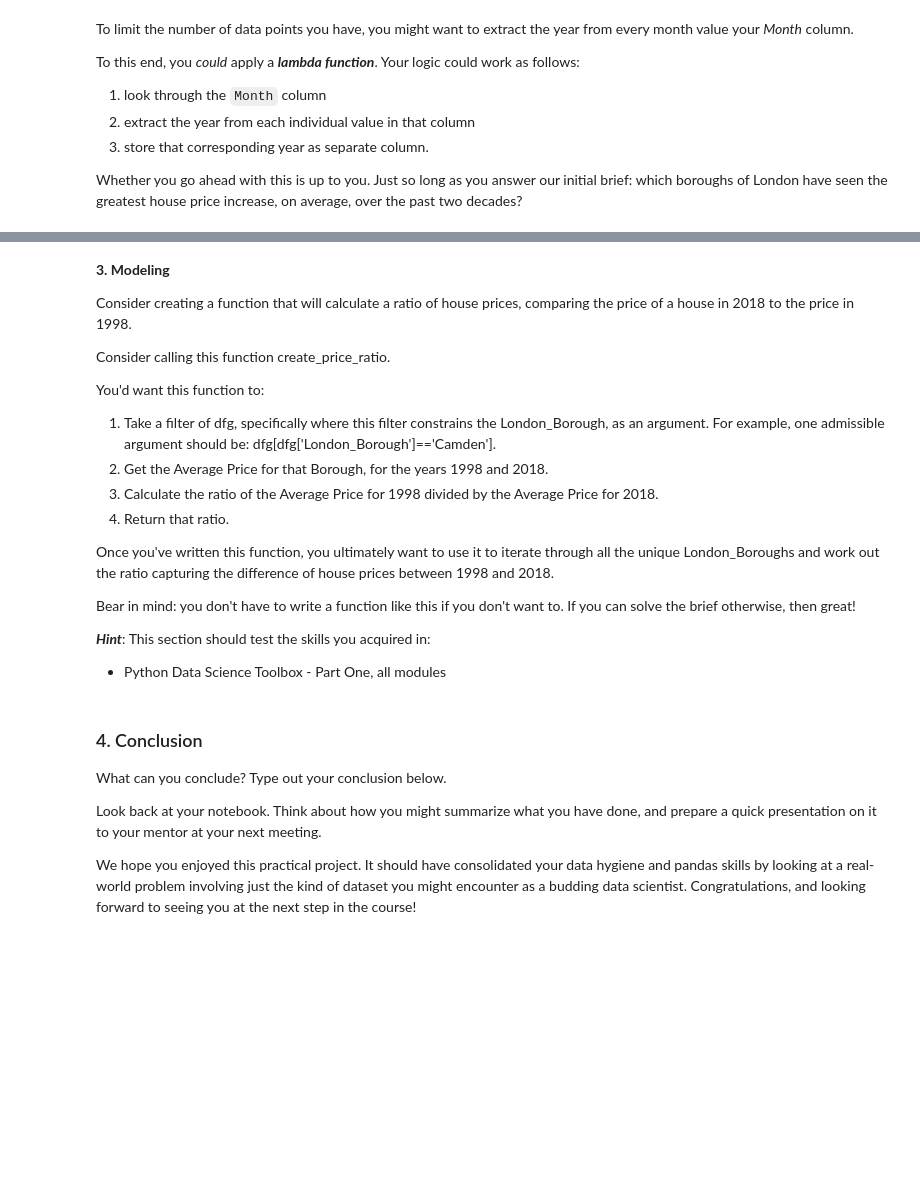
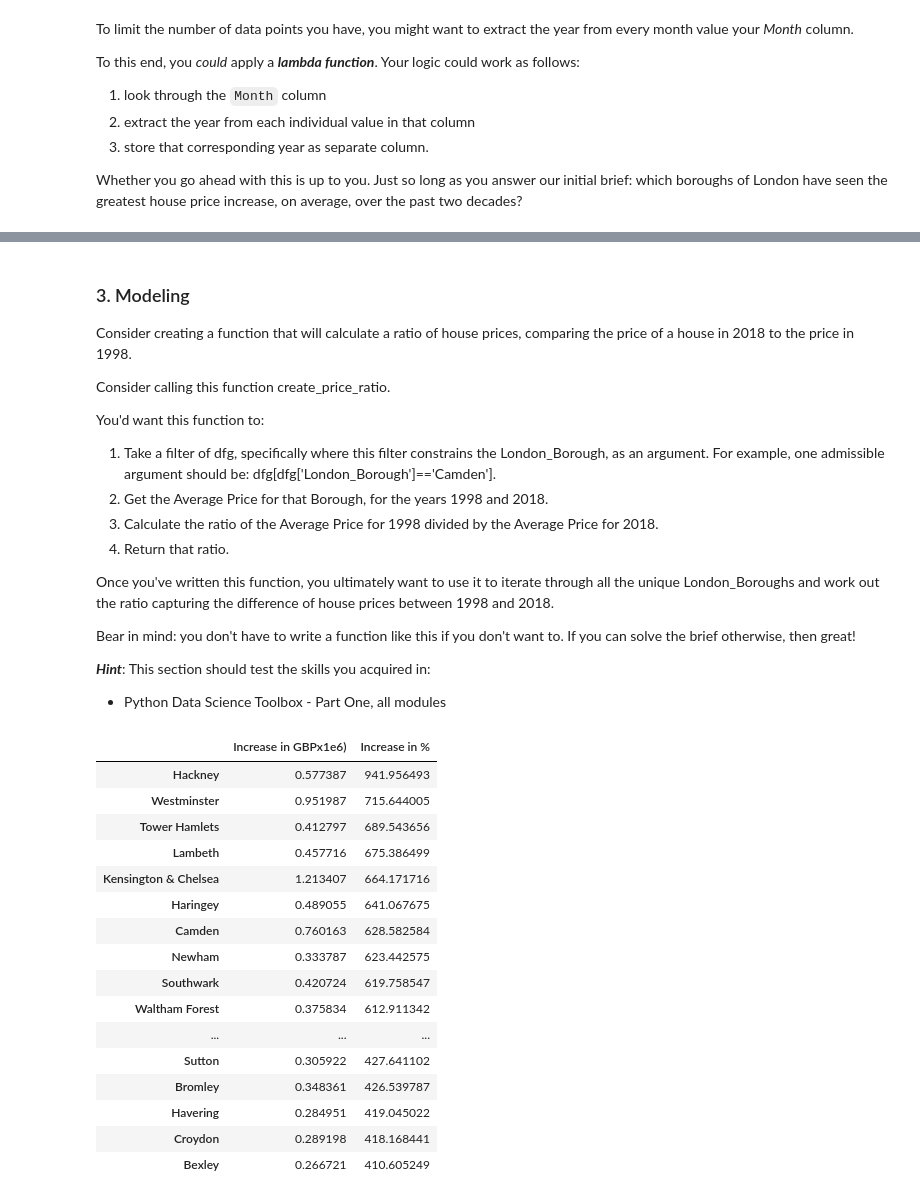
Before and after one commit to lawrence009/dsc, a Jupyter notebook: Springboard Unit 4 Challenge.ipynb, the cells around one changed output, grey strips where cells are left out. Drawn from its saved outputs; the diff is of its cells as text; code cells hidden in the pictures; blank space fills up the shorter version.

```diff
--- a/Springboard Unit 4 Challenge.ipynb
+++ b/Springboard Unit 4 Challenge.ipynb
@@ -217,5 +167,5 @@ for borough in x.Borough.unique():
 # %% [markdown]
-**3. Modeling**
+### 3. Modeling
 
 Consider creating a function that will calculate a ratio of house prices, comparing the price of a house in 2018 to the price in 1998.
 
@@ -233,10 +183,26 @@ Bear in mind: you don't have to write a function like this if you don't want to.
 
 ***Hint***: This section should test the skills you acquired in:
 - Python Data Science Toolbox - Part One, all modules
-# %% [markdown]
-### 4. Conclusion
-What can you conclude? Type out your conclusion below.
-
-Look back at your notebook. Think about how you might summarize what you have done, and prepare a quick presentation on it to your mentor at your next meeting.
-
-We hope you enjoyed this practical project. It should have consolidated your data hygiene and pandas skills by looking at a real-world problem involving just the kind of dataset you might encounter as a budding data scientist. Congratulations, and looking forward to seeing you at the next step in the course!
+# %%
+start = london_boroughs.T.iloc[:,[0, -1]]
+y={'Increase in GBPx1e6)' : (start.iloc[:, -1] - start.iloc[:, 0]) / 1e6,
+   'Increase in %' : (start.iloc[:, -1] / start.iloc[:, 0] - 1) * 1e2}
+pd.DataFrame(y).sort_values('Increase in %', ascending=False)
+# %% [output]
+|  | Increase in GBPx1e6) | Increase in % |
+| Hackney | 0.577387 | 941.956493 |
+| Westminster | 0.951987 | 715.644005 |
+| Tower Hamlets | 0.412797 | 689.543656 |
+| Lambeth | 0.457716 | 675.386499 |
+| Kensington & Chelsea | 1.213407 | 664.171716 |
+| Haringey | 0.489055 | 641.067675 |
+| Camden | 0.760163 | 628.582584 |
+| Newham | 0.333787 | 623.442575 |
+| Southwark | 0.420724 | 619.758547 |
+| Waltham Forest | 0.375834 | 612.911342 |
+| ... | ... | ... |
+| Sutton | 0.305922 | 427.641102 |
+| Bromley | 0.348361 | 426.539787 |
+| Havering | 0.284951 | 419.045022 |
+| Croydon | 0.289198 | 418.168441 |
+| Bexley | 0.266721 | 410.605249 |
```
Also changed, not shown: parts of 18 cells of this notebook.
